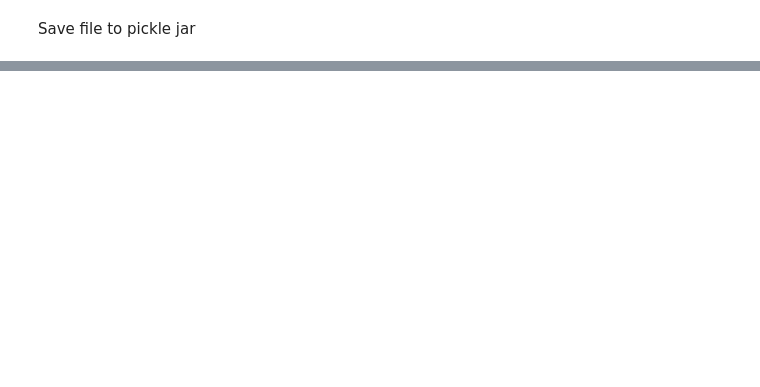
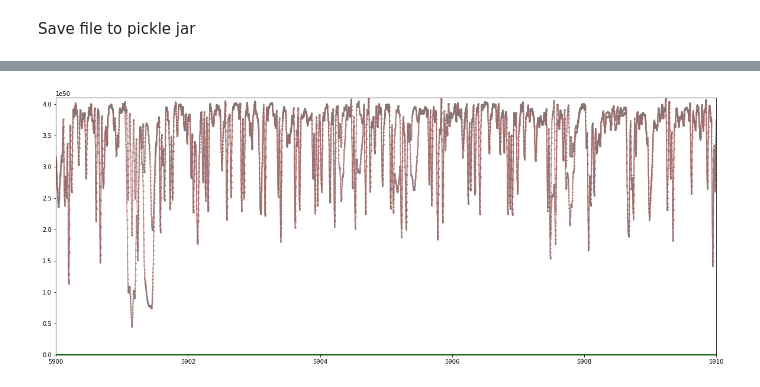
Before and after one commit to mdd423/WobbleSim, a Jupyter notebook: simulacraexample2.0.ipynb, the cells around one changed output, grey strips where cells are left out. Cells and saved outputs as stored; diff of their text form; code cells hidden in the pictures; blank space fills up the shorter version.

```diff
--- a/simulacraexample2.0.ipynb
+++ b/simulacraexample2.0.ipynb
@@ -122,3 +180,21 @@ plt.show()
+# %%
+sort_times = np.argsort(obs_times)
+constant = np.mean(data['theory']['interpolated']['total']['flux'])
+fig, ax = plt.subplots(figsize=(20,8))
+plt.xlim(5900,5910)
+plt.ylim(-.001,.4101e51)
+
+for i in range(2):
+    data.plot_flux(ax,sort_times[i],['theory','interpolated','star','flux'],['theory','interpolated','total','wave'],xy=False,pargs={**simulacra.dataset.star_settings,**simulacra.dataset.interpolated_settings},normalize=normalize,nargs=[constant])
+    data.plot_flux(ax,sort_times[i],['theory','interpolated','tellurics','flux'],['theory','interpolated','total','wave'],xy=False,pargs={**simulacra.dataset.tellurics_settings,**simulacra.dataset.interpolated_settings})
+    data.plot_flux(ax,sort_times[i],['theory','interpolated','gascell','flux'],['theory','interpolated','total','wave'],xy=False,pargs={**simulacra.dataset.gas_settings,**simulacra.dataset.interpolated_settings})
+    data.plot_flux(ax,sort_times[i],['theory','interpolated','total','flux'],['theory','interpolated','total','wave'],xy=False,pargs={'color':'gray',**simulacra.dataset.interpolated_settings},normalize=normalize,nargs=[constant])
+    data.plot_flux(ax,sort_times[i],['theory','lsf','flux'],['theory','interpolated','total','wave'],pargs={'color':'pink',**simulacra.dataset.interpolated_settings},normalize=normalize,nargs=[constant])
+    data.plot_flux(ax,sort_times[i],['theory','interpolated','total','flux'],['theory','interpolated','total','wave'],xy=False,pargs={'color':'gray',**simulacra.dataset.interpolated_settings},normalize=normalize,nargs=[constant])
+    # data.plot_flux(ax,0,['theory','lsf','flux'],['theory','interpolated','total','wave'],pargs={'color':'pink',**simulacra.dataset.interpolated_settings},normalize=normalize,nargs=[constant])
+plt.show()
+# %% [output]
+[figure, added]
 # %%
 from simulacra.dataset import print_keys
 print_keys(data)
```
Also changed, not shown: parts of 12 cells of this notebook, 1 other file.
